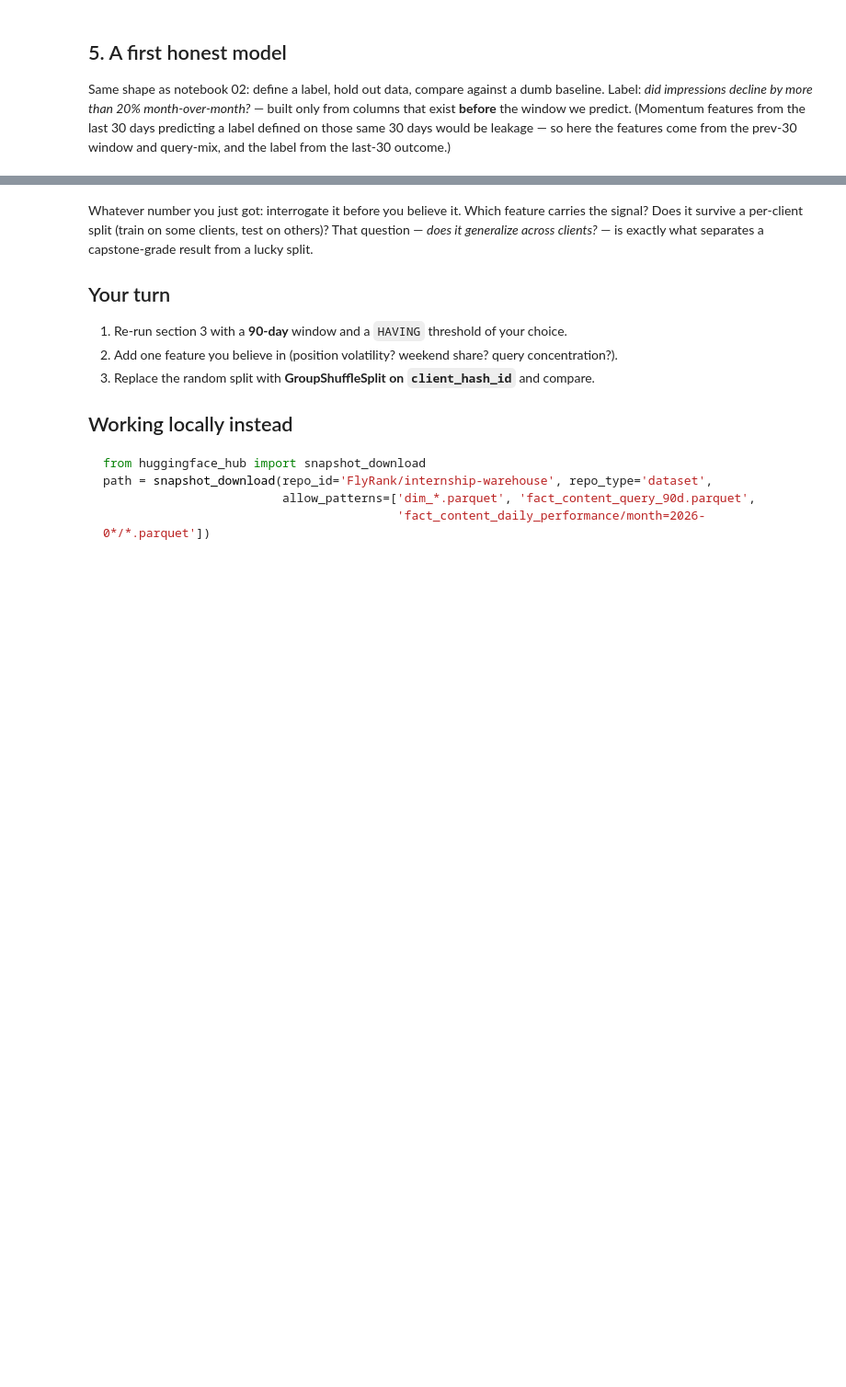
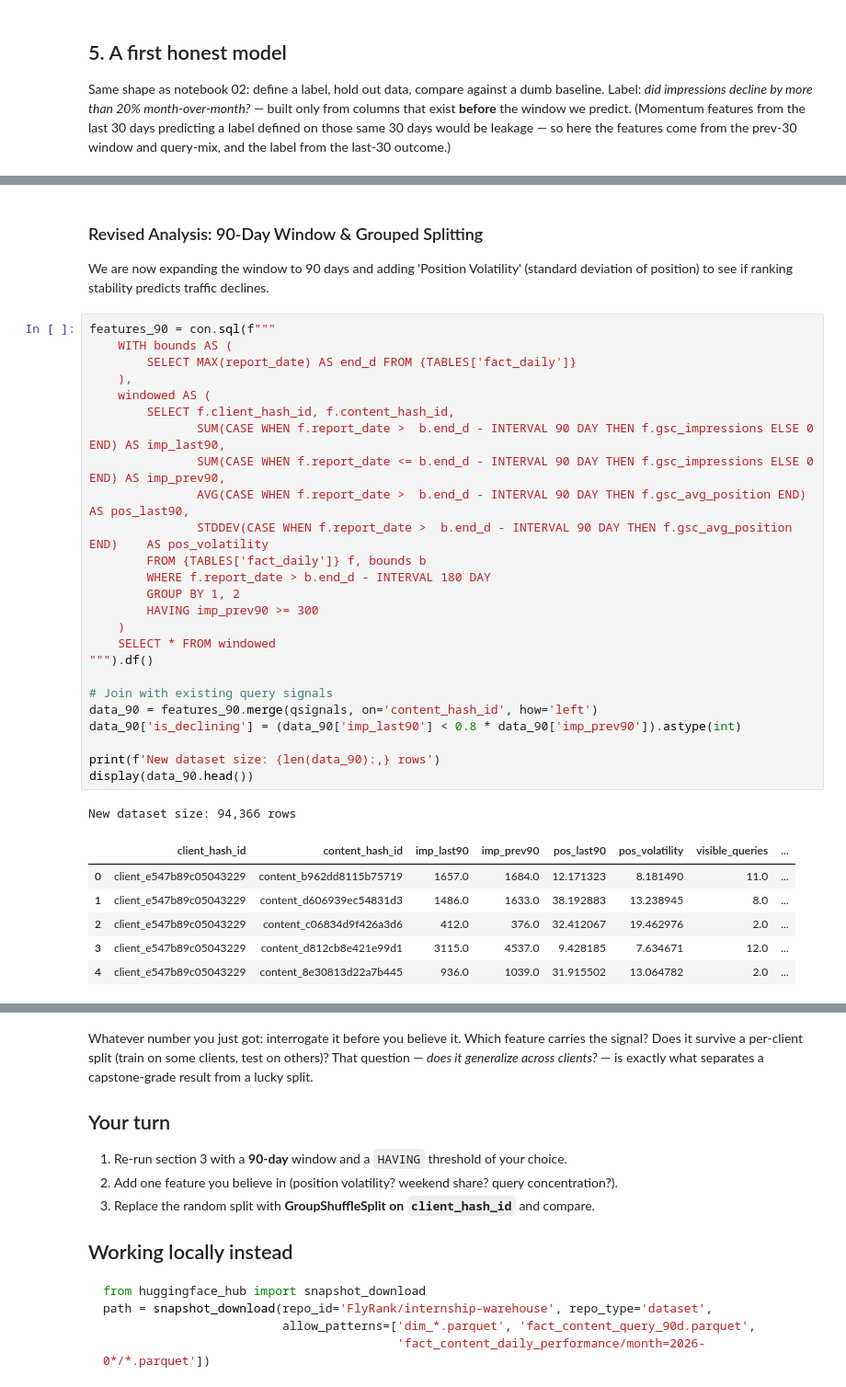
Before and after one commit to SeranomTheGreat/Flyrank-ai-code, a Jupyter notebook: notebooks/03_working_with_the_full_release.ipynb, the cells around one changed output, grey strips where cells are left out. Shown at 92% size. Saved outputs shown, nothing was run; the diff lists cells and outputs as text; blank space fills up the shorter version.

```diff
--- a/notebooks/03_working_with_the_full_release.ipynb
+++ b/notebooks/03_working_with_the_full_release.ipynb
@@ -154,0 +202,36 @@ print(classification_report(y_te, model.predict(X_te), digits=3))
+# %% [markdown]
+### Revised Analysis: 90-Day Window & Grouped Splitting
+We are now expanding the window to 90 days and adding 'Position Volatility' (standard deviation of position) to see if ranking stability predicts traffic declines.
+# %%
+features_90 = con.sql(f"""
+    WITH bounds AS (
+        SELECT MAX(report_date) AS end_d FROM {TABLES['fact_daily']}
+    ),
+    windowed AS (
+        SELECT f.client_hash_id, f.content_hash_id,
+               SUM(CASE WHEN f.report_date >  b.end_d - INTERVAL 90 DAY THEN f.gsc_impressions ELSE 0 END) AS imp_last90,
+               SUM(CASE WHEN f.report_date <= b.end_d - INTERVAL 90 DAY THEN f.gsc_impressions ELSE 0 END) AS imp_prev90,
+               AVG(CASE WHEN f.report_date >  b.end_d - INTERVAL 90 DAY THEN f.gsc_avg_position END)       AS pos_last90,
+               STDDEV(CASE WHEN f.report_date >  b.end_d - INTERVAL 90 DAY THEN f.gsc_avg_position END)    AS pos_volatility
+        FROM {TABLES['fact_daily']} f, bounds b
+        WHERE f.report_date > b.end_d - INTERVAL 180 DAY
+        GROUP BY 1, 2
+        HAVING imp_prev90 >= 300
+    )
+    SELECT * FROM windowed
+""").df()
+
+# Join with existing query signals
+data_90 = features_90.merge(qsignals, on='content_hash_id', how='left')
+data_90['is_declining'] = (data_90['imp_last90'] < 0.8 * data_90['imp_prev90']).astype(int)
+
+print(f'New dataset size: {len(data_90):,} rows')
+display(data_90.head())
+# %% [output]
+New dataset size: 94,366 rows
+|  | client_hash_id | content_hash_id | imp_last90 | imp_prev90 | pos_last90 | pos_volatility | visible_queries | ... |
+| 0 | client_e547b89c05043229 | content_b962dd8115b75719 | 1657.0 | 1684.0 | 12.171323 | 8.181490 | 11.0 | ... |
+| 1 | client_e547b89c05043229 | content_d606939ec54831d3 | 1486.0 | 1633.0 | 38.192883 | 13.238945 | 8.0 | ... |
+| 2 | client_e547b89c05043229 | content_c06834d9f426a3d6 | 412.0 | 376.0 | 32.412067 | 19.462976 | 2.0 | ... |
+| 3 | client_e547b89c05043229 | content_d812cb8e421e99d1 | 3115.0 | 4537.0 | 9.428185 | 7.634671 | 12.0 | ... |
+| 4 | client_e547b89c05043229 | content_8e30813d22a7b445 | 936.0 | 1039.0 | 31.915502 | 13.064782 | 2.0 | ... |
```
Also changed, not shown: parts of 7 cells of this notebook.
